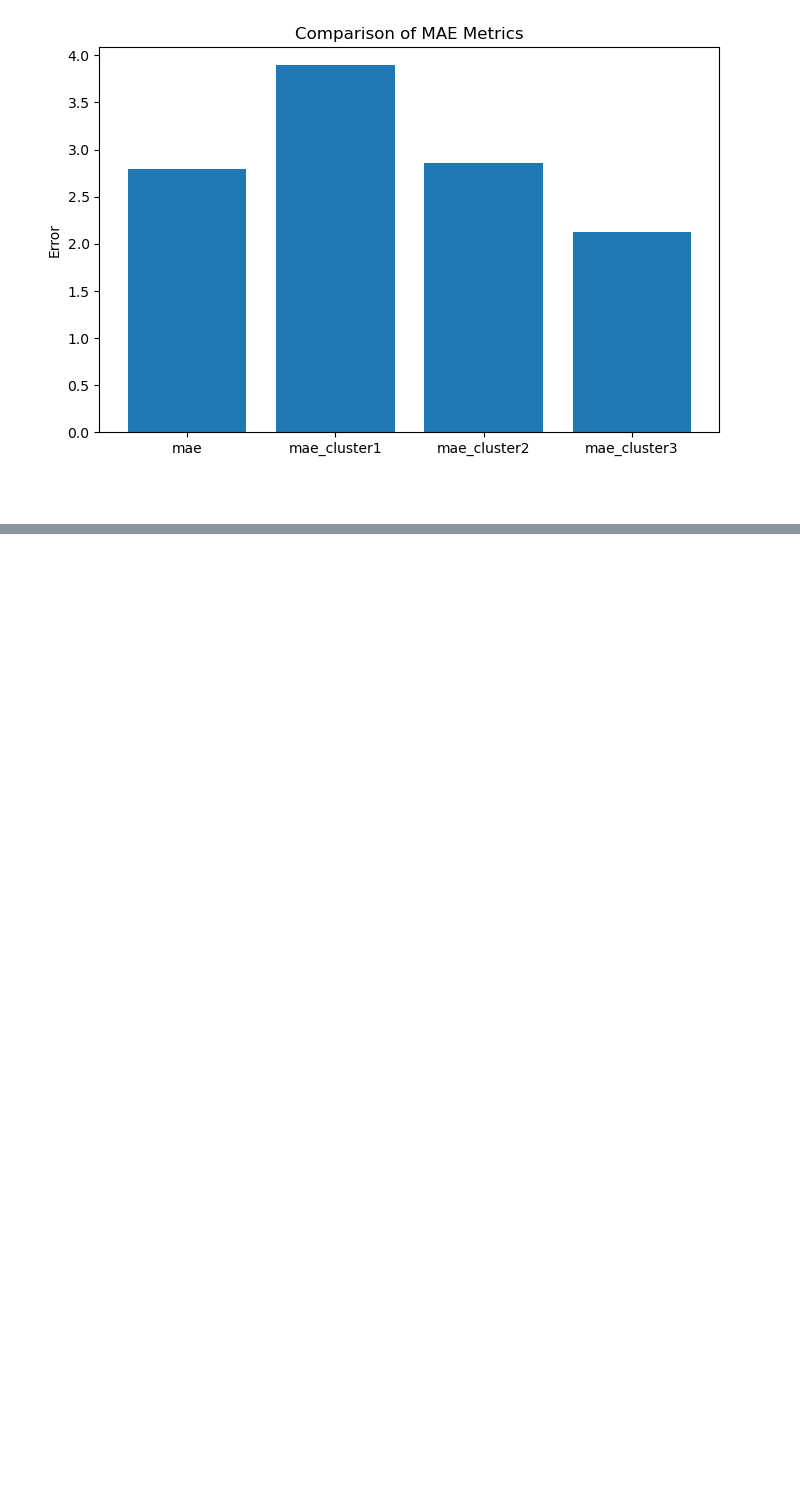
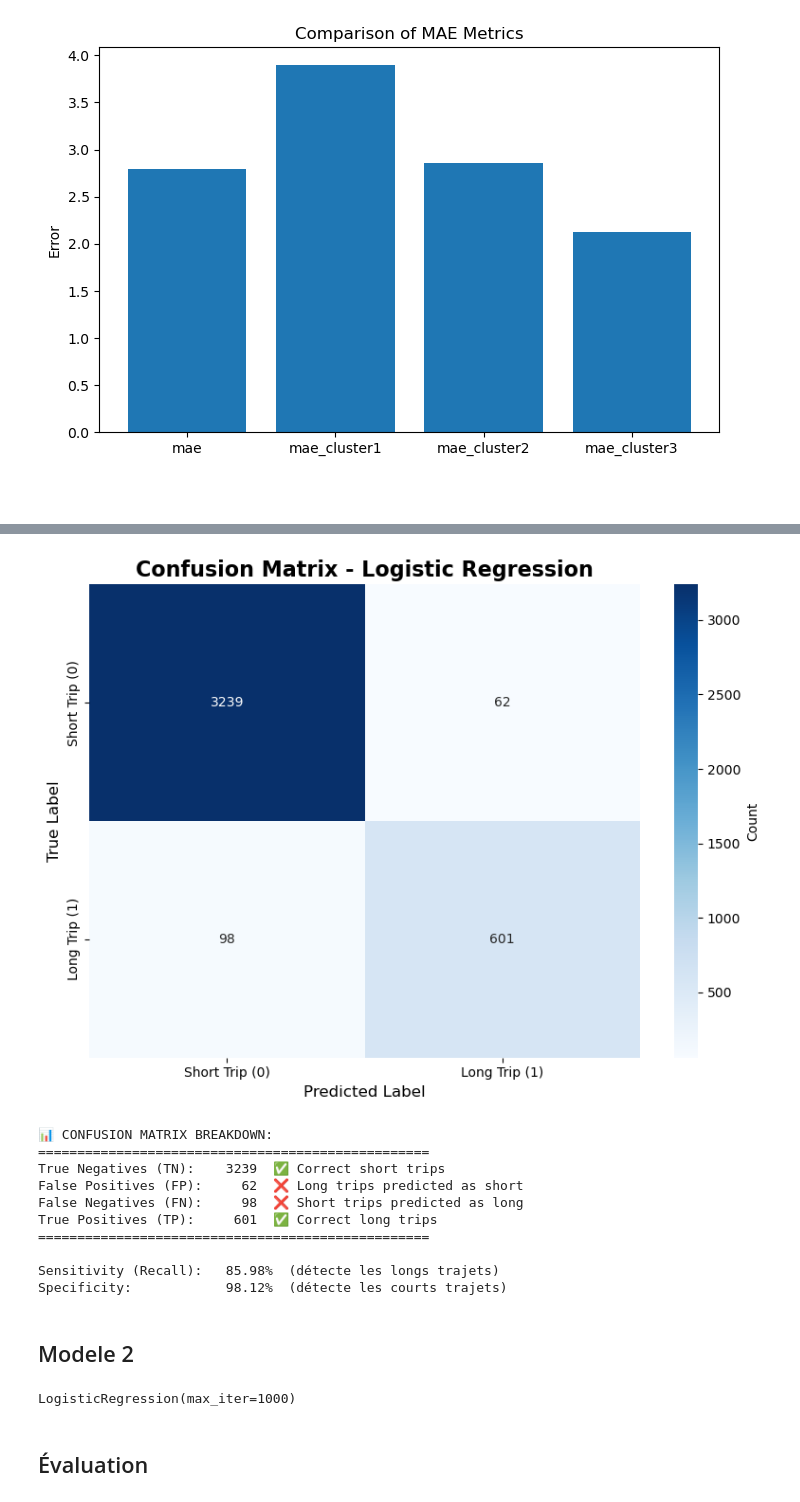
Before and after one commit to Hafaiedh-Habib/Machine-Learning-Project, a Jupyter notebook: Projet.ipynb, the cells around one changed output, grey strips where cells are left out. Drawn from its saved outputs; the diff is of its cells as text; code cells hidden in the pictures; blank space fills up the shorter version.

```diff
--- a/Projet.ipynb
+++ b/Projet.ipynb
@@ -1270,0 +1279,5 @@ plt.show()
+# %%
+x=df_sample[['trip_duration','miscellaneous_fees', 'fare']]
+y=df_sample['is_long_trip']
+# %%
+X_train, X_test, y_train, y_test = train_test_split(x, y, train_size=0.8 , random_state=100)
@@ -1270,0 +1286,3 @@ plt.show()
+# %%
+logmodel = LogisticRegression(max_iter=1000)
+logmodel.fit(X_test,y_test)
@@ -1270,0 +1291,2 @@ plt.show()
+# %%
+predictions = logmodel.predict(X_test)
@@ -1270,0 +1310,47 @@ plt.show()
+# %%
+
+# Calculer la matrice de confusion
+cm = confusion_matrix(y_test, predictions)
+
+# Créer la visualisation
+plt.figure(figsize=(8, 6))
+sns.heatmap(cm, annot=True, fmt='d', cmap='Blues',
+            xticklabels=['Short Trip (0)', 'Long Trip (1)'],
+            yticklabels=['Short Trip (0)', 'Long Trip (1)'],
+            cbar_kws={'label': 'Count'})
+
+plt.title('Confusion Matrix - Logistic Regression', fontsize=16, fontweight='bold')
+plt.xlabel('Predicted Label', fontsize=12)
+plt.ylabel('True Label', fontsize=12)
+plt.tight_layout()
+plt.show()
+
+# Afficher les métriques
+print("\n📊 CONFUSION MATRIX BREAKDOWN:")
+print("="*50)
+tn, fp, fn, tp = cm.ravel()
+print(f"True Negatives (TN):   {tn:5d}  ✅ Correct short trips")
+print(f"False Positives (FP):  {fp:5d}  ❌ Long trips predicted as short")
+print(f"False Negatives (FN):  {fn:5d}  ❌ Short trips predicted as long")
+print(f"True Positives (TP):   {tp:5d}  ✅ Correct long trips")
+print("="*50)
+
+# Calculer les taux
+sensitivity = tp / (tp + fn) if (tp + fn) > 0 else 0
+specificity = tn / (tn + fp) if (tn + fp) > 0 else 0
+print(f"\nSensitivity (Recall):   {sensitivity:.2%}  (détecte les longs trajets)")
+print(f"Specificity:            {specificity:.2%}  (détecte les courts trajets)")
+# %% [output]
+[figure, added]
+📊 CONFUSION MATRIX BREAKDOWN:
+==================================================
+True Negatives (TN):    3239  ✅ Correct short trips
+False Positives (FP):     62  ❌ Long trips predicted as short
+False Negatives (FN):     98  ❌ Short trips predicted as long
+True Positives (TP):     601  ✅ Correct long trips
+==================================================
+
+Sensitivity (Recall):   85.98%  (détecte les longs trajets)
+Specificity:            98.12%  (détecte les courts trajets)
+# %% [markdown]
+## Modele 2
@@ -1270,0 +1362,5 @@ plt.show()
+# %%
+logmodel = LogisticRegression(max_iter=1000)
+logmodel.fit(X1_test,y1_test)
+# %% [output]
+LogisticRegression(max_iter=1000)
@@ -1270,0 +1369,2 @@ plt.show()
+# %% [markdown]
+## Évaluation
```
Also changed, not shown: parts of 17 cells of this notebook.
